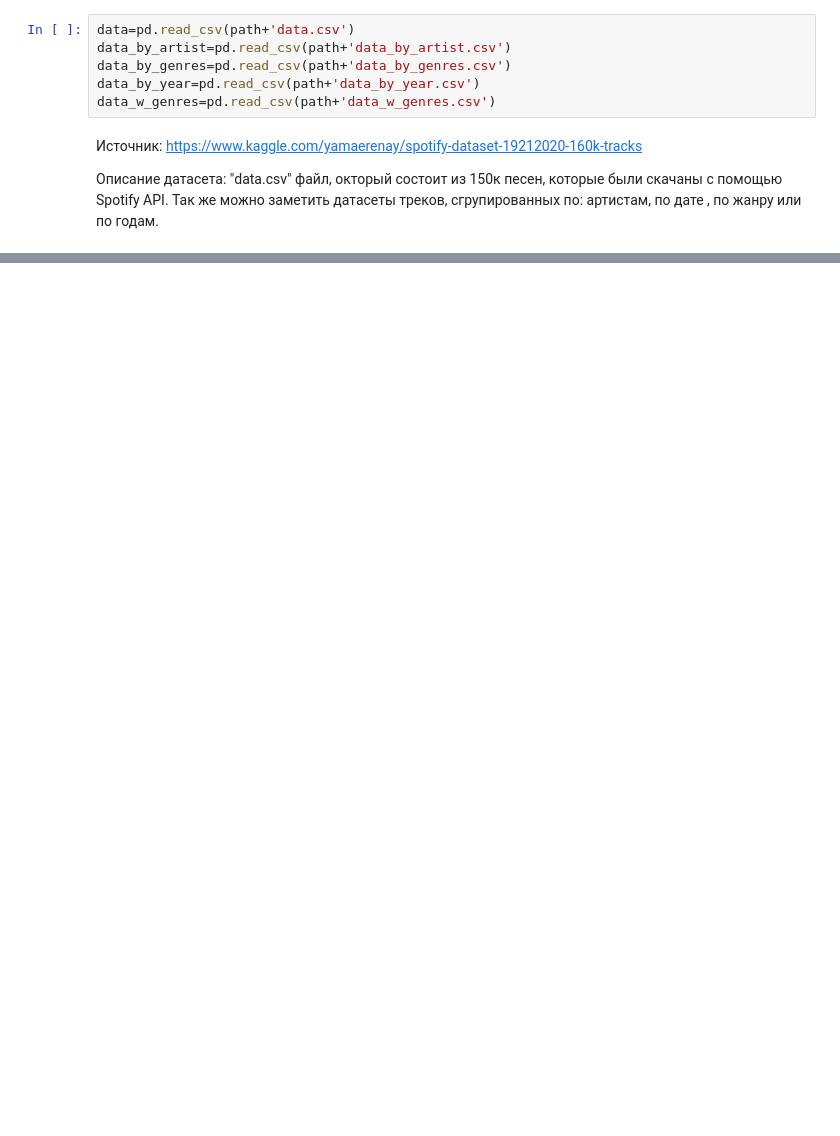
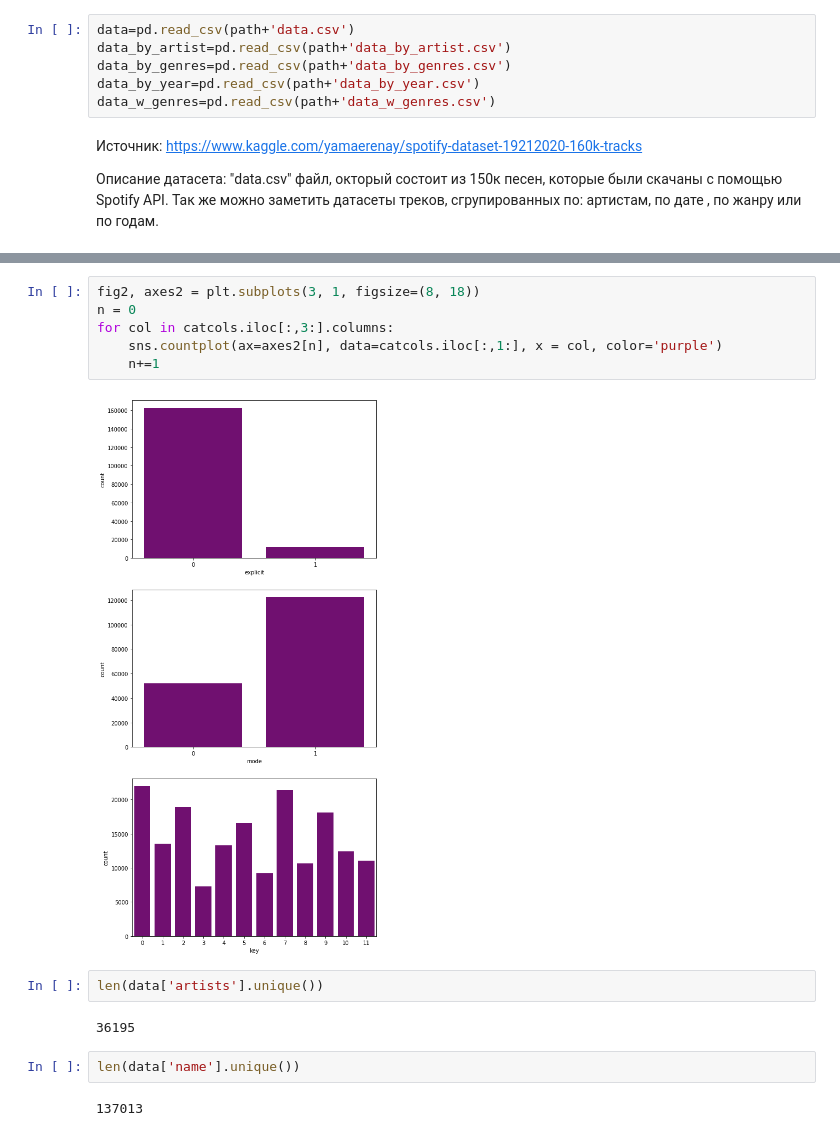
Before and after one commit to Lisstrange/Mini-examples, a Jupyter notebook: Recomendation music on Spotify Dataset.ipynb, the cells around one changed output, grey strips where cells are left out. Saved outputs shown, nothing was run; the diff lists cells and outputs as text; blank space fills up the shorter version.

```diff
--- a/Recomendation music on Spotify Dataset.ipynb
+++ b/Recomendation music on Spotify Dataset.ipynb
@@ -51,0 +133,16 @@ display(data_w_genres.head())
+# %%
+fig2, axes2 = plt.subplots(3, 1, figsize=(8, 18))
+n = 0
+for col in catcols.iloc[:,3:].columns:
+    sns.countplot(ax=axes2[n], data=catcols.iloc[:,1:], x = col, color='purple')
+    n+=1
+# %% [output]
+[figure, added]
+# %%
+len(data['artists'].unique())
+# %% [output]
+36195
+# %%
+len(data['name'].unique())
+# %% [output]
+137013
```
Also changed, not shown: parts of 22 cells of this notebook.
